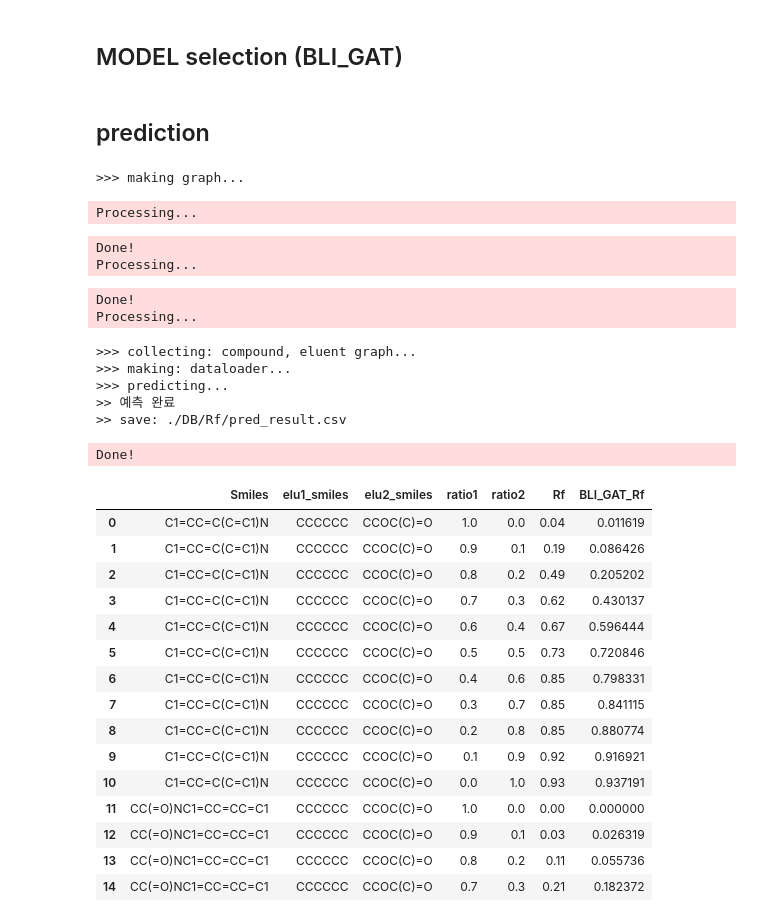
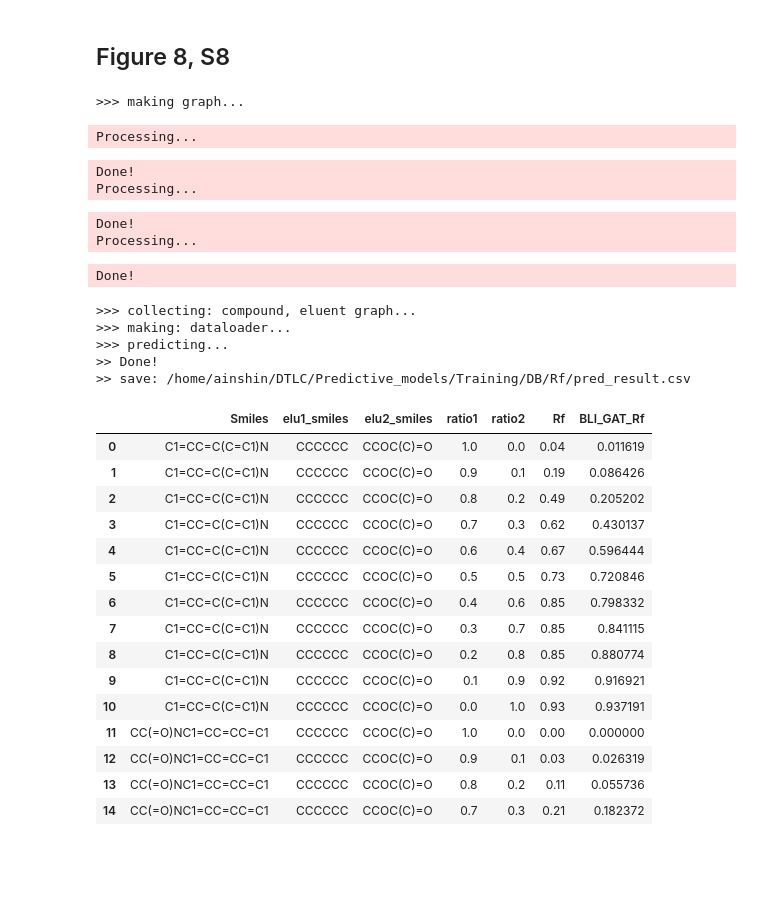
Before and after one commit to ACCA-KU/DTLC, a Jupyter notebook: Predictive_models/model_validation/rf_prediction.ipynb, the cells around one changed output. Cells and saved outputs as stored; diff of their text form; code cells hidden in the pictures; blank space fills up the shorter version.

```diff
--- a/Predictive_models/model_validation/rf_prediction.ipynb
+++ b/Predictive_models/model_validation/rf_prediction.ipynb
@@ -52,2 +6,0 @@ def vol_2_mol_ratio(df, elu1_col='elu1_smiles', elu2_col='elu2_smiles'):
-# %% [markdown]
-## MODEL selection (BLI_GAT)
@@ -131,66 +7,30 @@ def make_graph_predict(model, ckpt, csv_name):
-# %%
-def predict_vol_ratio_csv(input_csv, output_csv=None):
-    # Input: ./DB/Rf/pred_example.csv format csv
-    # (Required:`Smiles, elu1_smiles, elu2_smiles, ratio1, ratio2; ratio: volume ratio)
-    input_df = pd.read_csv(input_csv)
-
-    required_columns = ['Smiles', 'elu1_smiles', 'elu2_smiles', 'ratio1', 'ratio2']
-    missing_columns = [column for column in required_columns if column not in input_df.columns]
-    if missing_columns:
-        raise ValueError(f'missing column for an Input file: {missing_columns}')
-
-    # vol/vol to mol/mol
-    model_input = vol_2_mol_ratio(input_df[required_columns + (['Rf'] if 'Rf' in input_df.columns else [])])
-    if 'Rf' not in model_input.columns:
-        model_input['Rf'] = np.nan
-    model_input['sample_id'] = np.arange(len(model_input))
-
-    name = os.path.splitext(os.path.basename(input_csv))[0]
-    model_input_name = f'{name}_molfrac_input.csv'
-    model_input.to_csv(f'./DB/Rf/{model_input_name}', index=False)
-
-    predict = make_graph_predict(model=GAT_BLI(), ckpt=path, csv_name=model_input_name)
-    predict = np.clip(predict, 0, 1)
-    if len(predict) != len(input_df):
-        raise ValueError(f'input column #({len(input_df)}) and prediction column # ({len(predict)})is different.')
-
-    result = input_df.copy()
-    # result['mol_ratio1'] = model_input['ratio1'].values
-    # result['mol_ratio2'] = model_input['ratio2'].values
-    result['BLI_GAT_Rf'] = predict
-
-    if output_csv is None:
-        output_csv = f'./DB/Rf/{name}_molfrac_predicted.csv'
-    result.to_csv(output_csv, index=False)
-    print(f'>> save: {output_csv}')
-    return result
 # %% [markdown]
-## prediction
+## Figure 8, S8
 # %%
-input_csv = './DB/Rf/pred_list.csv'
-result = predict_vol_ratio_csv(input_csv, output_csv='./DB/Rf/pred_result.csv')
-result.head(15)
+input_csv = os.path.join(DTLC_ROOT, 'DB', 'pred_list1.csv')
+result1 = predict_vol_ratio_csv(input_csv, output_csv='./DB/Rf/pred_result.csv')
+result1.head(15)
 # %% [output]
 >>> making graph...
 Processing...
 Done!
 Processing...
 Done!
 Processing...
->>> collecting: compound, eluent graph...
->>> making: dataloader...
->>> predicting...
->> 예측 완료
->> save: ./DB/Rf/pred_result.csv
+Done!
-Done!
+>>> collecting: compound, eluent graph...
+>>> making: dataloader...
+>>> predicting...
+>> Done!
+>> save: /home/ainshin/DTLC/Predictive_models/Training/DB/Rf/pred_result.csv
 |  | Smiles | elu1_smiles | elu2_smiles | ratio1 | ratio2 | Rf | BLI_GAT_Rf |
 | 0 | C1=CC=C(C=C1)N | CCCCCC | CCOC(C)=O | 1.0 | 0.0 | 0.04 | 0.011619 |
 | 1 | C1=CC=C(C=C1)N | CCCCCC | CCOC(C)=O | 0.9 | 0.1 | 0.19 | 0.086426 |
 | 2 | C1=CC=C(C=C1)N | CCCCCC | CCOC(C)=O | 0.8 | 0.2 | 0.49 | 0.205202 |
 | 3 | C1=CC=C(C=C1)N | CCCCCC | CCOC(C)=O | 0.7 | 0.3 | 0.62 | 0.430137 |
 | 4 | C1=CC=C(C=C1)N | CCCCCC | CCOC(C)=O | 0.6 | 0.4 | 0.67 | 0.596444 |
 | 5 | C1=CC=C(C=C1)N | CCCCCC | CCOC(C)=O | 0.5 | 0.5 | 0.73 | 0.720846 |
-| 6 | C1=CC=C(C=C1)N | CCCCCC | CCOC(C)=O | 0.4 | 0.6 | 0.85 | 0.798331 |
+| 6 | C1=CC=C(C=C1)N | CCCCCC | CCOC(C)=O | 0.4 | 0.6 | 0.85 | 0.798332 |
 | 7 | C1=CC=C(C=C1)N | CCCCCC | CCOC(C)=O | 0.3 | 0.7 | 0.85 | 0.841115 |
 | 8 | C1=CC=C(C=C1)N | CCCCCC | CCOC(C)=O | 0.2 | 0.8 | 0.85 | 0.880774 |
 | 9 | C1=CC=C(C=C1)N | CCCCCC | CCOC(C)=O | 0.1 | 0.9 | 0.92 | 0.916921 |
```
Also changed, not shown: parts of 12 cells of this notebook, 40 other files.
